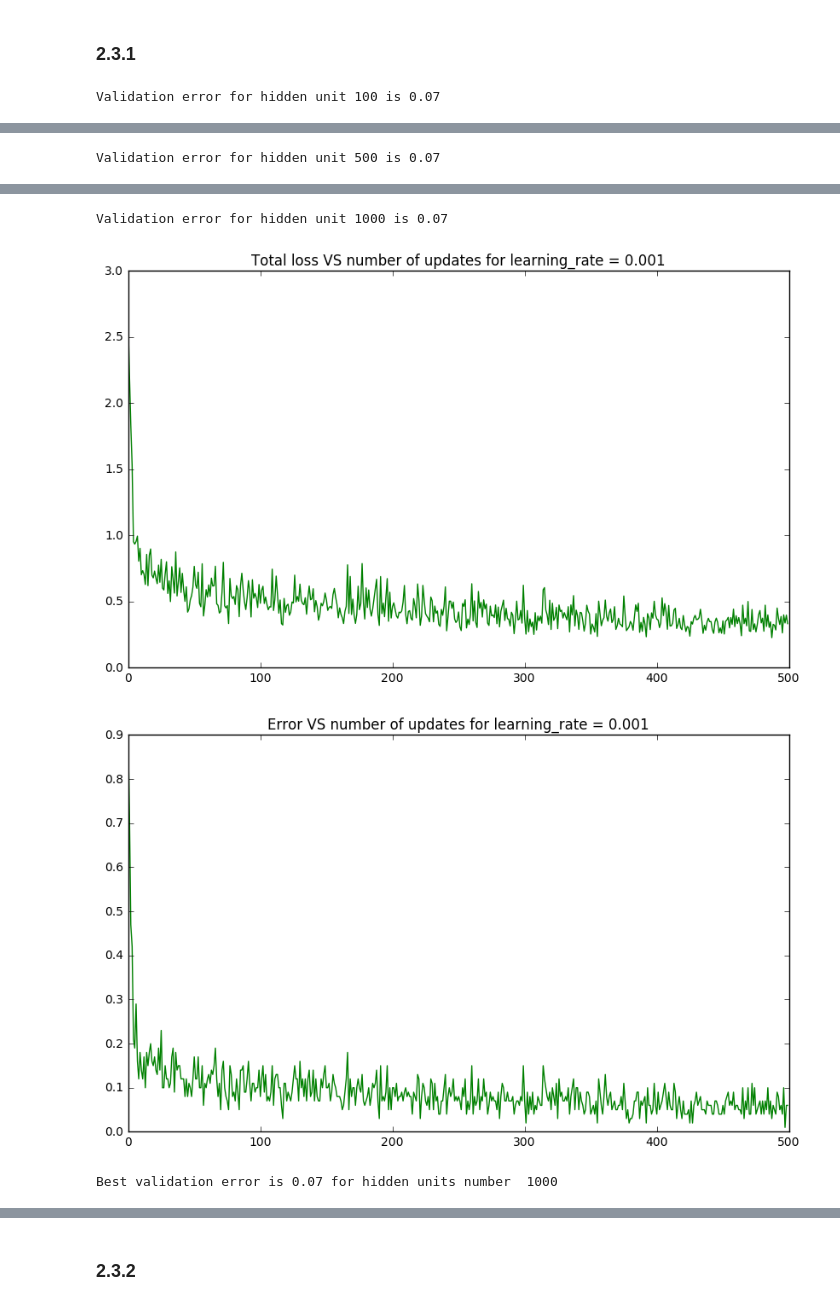
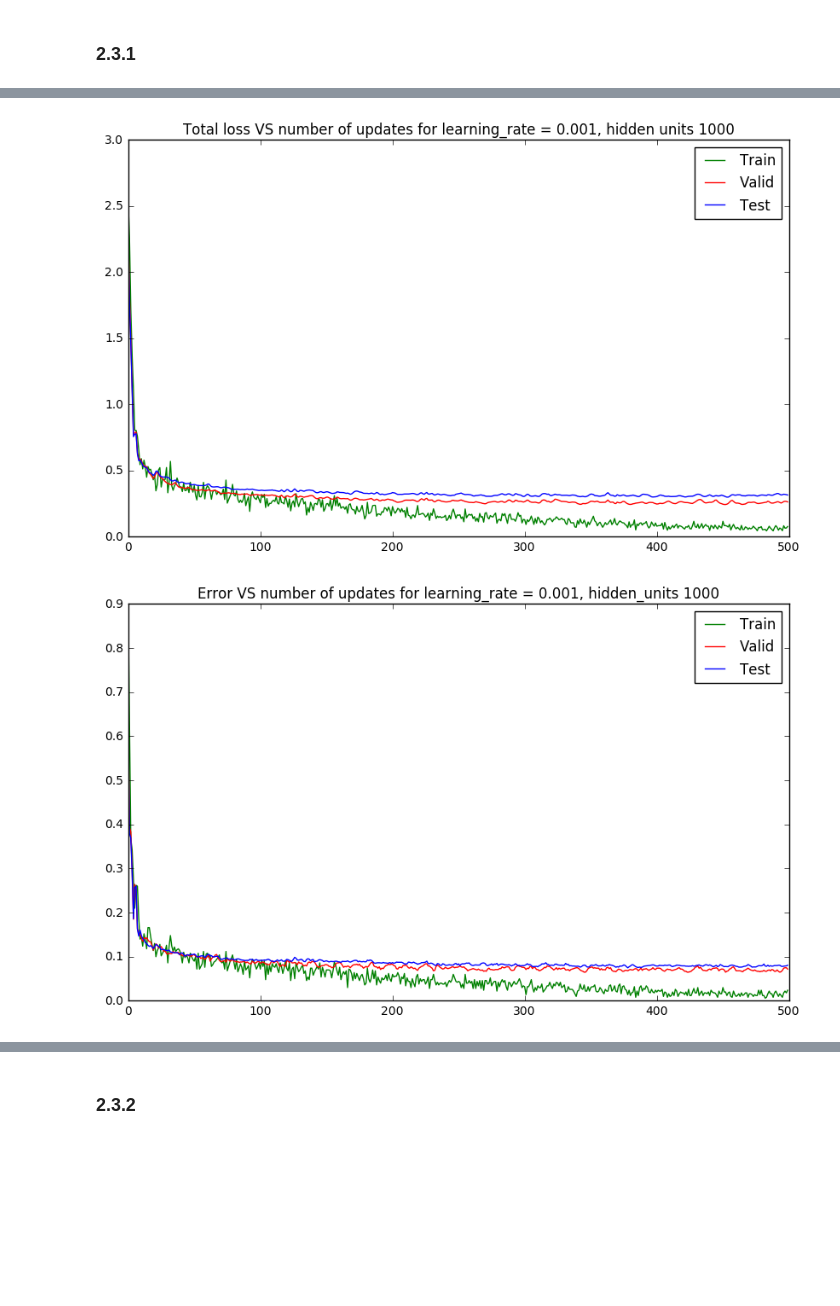
Before and after one commit to lidaiqing/Inference-MachineLearning, a Jupyter notebook: A2/code/a2.ipynb, the cells around one changed output, grey strips where cells are left out. Saved outputs shown, nothing was run; the diff lists cells and outputs as text; code cells hidden in the pictures; blank space fills up the shorter version.

```diff
--- a/A2/code/a2.ipynb
+++ b/A2/code/a2.ipynb
@@ -527,7 +527,7 @@ def layerBlock(x, n_units, decay_rate):
     W = tf.Variable(tf.truncated_normal(shape=[n_input, n_units], stddev=XavierSTD), name="weights")
     b = tf.Variable(tf.zeros([n_units]), name="biases")
     weight_decay = tf.reduce_sum(tf.scalar_mul(decay_rate, tf.nn.l2_loss(W)))
-    tf.add_to_collection('losses', weight_decay)
+    #tf.add_to_collection('losses', weight_decay)
     z = tf.add(tf.matmul(x, W), b)
     return z
 # %% [markdown]
@@ -560,8 +560,8 @@ def buildGraph(decay_rate, learning_rate):
     y_predicted = out_layer
 
     # Error definition
-    error = tf.reduce_mean(tf.nn.softmax_cross_entropy_with_logits(labels = y_target, logits = y_predicted)) + \
-                tf.add_n(tf.get_collection('losses'))
+    error = tf.reduce_mean(tf.nn.softmax_cross_entropy_with_logits(labels = y_target, logits = y_predicted))
+     #           tf.add_n(tf.get_collection('losses'))
 
     correct_prediction = tf.equal(tf.argmax(y_predicted,1), tf.argmax(y_target,1))
     acc = tf.reduce_mean(tf.cast(correct_prediction, tf.float32))
@@ -605,6 +605,6 @@ for learning_rate in learning_rate_list:
 # %%
 decay_rate = 3e-4
-batch_size = 100
+batch_size = 500
 learning_rate = 0.001
 #best learning rate 0.001
 tf.reset_default_graph()
@@ -665,6 +665,7 @@ Best accuracy in test set is 0.92
 hidden_n_list = [100, 500, 1000]
 best_valid_error = 1.0
 best_n_hidden = 0
+batch_size = 500
 for hidden_n in hidden_n_list:
     n_hidden_1 = hidden_n
     tf.reset_default_graph()
@@ -673,31 +674,41 @@ for hidden_n in hidden_n_list:
     init = tf.global_variables_initializer()
     sess = tf.InteractiveSession()
     sess.run(init)
-    loss_recorder = np.array([])
-    mis_recorder = np.array([])
+    train_loss_recorder = np.array([])
+    train_mis_recorder = np.array([])
+    valid_loss_recorder = np.array([])
+    valid_mis_recorder = np.array([])
+    test_loss_recorder = np.array([])
+    test_mis_recorder = np.array([])
 
     numIteration = 500
     cur_valid_mis = 1.0
     for itr in range(numIteration):
         batch_xs, batch_ys = getRandomBatch(trainData, trainTarget, batch_size)
         accuracy, loss, _ = sess.run([acc, error, train], feed_dict={X: batch_xs, y_target: batch_ys})
-        loss_recorder = np.append(loss_recorder, loss)
-        mis_recorder = np.append(mis_recorder, 1.0 - accuracy)
-        valid_acc = sess.run([acc], feed_dict={X: validData, y_target: validTarget})
-        cur_valid_mis = min(cur_valid_mis, 1.0 - valid_acc[0])
-    if best_valid_error > cur_valid_mis:
-        best_valid_error = cur_valid_mis
-        best_n_hidden = hidden_n
-    print("Validation error for hidden unit %d is %0.2f"%(hidden_n, cur_valid_mis))
-    plt.plot(np.arange(numIteration), loss_recorder, 'g')
+        train_loss_recorder = np.append(train_loss_recorder, loss)
+        train_mis_recorder = np.append(train_mis_recorder, 1.0 - accuracy)
+
+        valid_loss, valid_acc = sess.run([error, acc], feed_dict={X: validData, y_target: validTarget})
+        valid_loss_recorder = np.append(valid_loss_recorder, valid_loss)
+        valid_mis_recorder = np.append(valid_mis_recorder, 1.0 - valid_acc)
+
+        test_loss, test_acc = sess.run([error, acc], feed_dict={X: testData, y_target: testTarget})
+        test_loss_recorder = np.append(test_loss_recorder, test_loss)
+        test_mis_recorder = np.append(test_mis_recorder, 1.0 - test_acc)
+    plt.plot(np.arange(numIteration), train_loss_recorder, 'g', label="Train")
+    plt.plot(np.arange(numIteration), valid_loss_recorder, 'r', label="Valid")
+    plt.plot(np.arange(numIteration), test_loss_recorder, 'b', label="Test")
+    plt.legend()
     #plt.axis([0,500, 0, 2])
-    plt.title("Total loss VS number of updates for learning_rate = %0.3f"%(learning_rate))
+    plt.title("Total loss VS number of updates for learning_rate = %0.3f, hidden units %d"%(learning_rate, hidden_n))
     plt.show()
 
-    plt.plot(np.arange(numIteration), mis_recorder, 'g')
+    plt.plot(np.arange(numIteration), train_mis_recorder, 'g', label="Train")
+    plt.plot(np.arange(numIteration), valid_mis_recorder, 'r', label="Valid")
+    plt.plot(np.arange(numIteration), test_mis_recorder, 'b', label="Test")
+    plt.legend()
     #plt.axis([0,500, 0, 2])
-    plt.title("Error VS number of updates for learning_rate = %0.3f"%(learning_rate))
+    plt.title("Error VS number of updates for learning_rate = %0.3f, hidden_units %d"%(learning_rate, hidden_n))
     plt.show()
-print("Best validation error is %0.2f for hidden units number % d"%(best_valid_error, best_n_hidden))
 # %% [output]
-Validation error for hidden unit 100 is 0.07
@@ -706 +716,0 @@ Validation error for hidden unit 100 is 0.07
-Validation error for hidden unit 500 is 0.07
@@ -709,6 +719,4 @@ Validation error for hidden unit 500 is 0.07
-Validation error for hidden unit 1000 is 0.07
-[figure, old version]
+[figure, new version]
-[figure, old version]
+[figure, new version]
-Best validation error is 0.07 for hidden units number  1000
 # %%
 decay_rate = 3e-4
```
Also changed, not shown: parts of 8 cells of this notebook.
